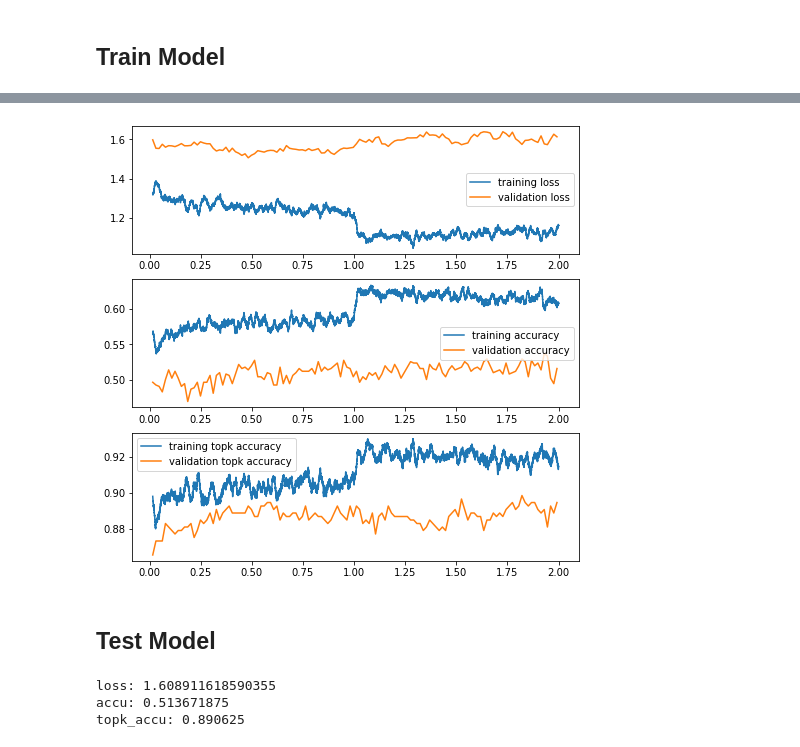
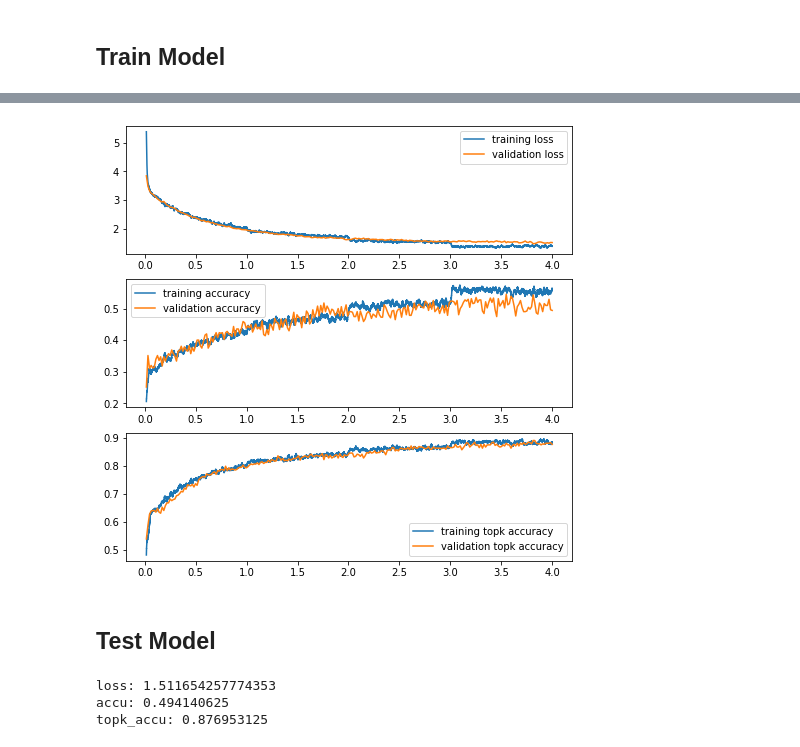
Before and after one commit to ZhangShaozuo/Artificial_Intelligence_VQA, a Jupyter notebook: BERT_ResNet152_Mul.ipynb, the cells around one changed output, grey strips where cells are left out. Drawn from its saved outputs; the diff is of its cells as text; code cells hidden in the pictures.

```diff
--- a/BERT_ResNet152_Mul.ipynb
+++ b/BERT_ResNet152_Mul.ipynb
@@ -198,7 +198,7 @@ Some weights of the model checkpoint at bert-base-uncased were not used when ini
 ## Train Model
 # %%
 criterion = nn.CrossEntropyLoss()
-optimizer = optim.AdamW(model.parameters(), lr=5e-5)
+optimizer = optim.AdamW(model.parameters(), lr=1e-5)
 
 history = train_util.train_model(
     model,
@@ -206,7 +206,7 @@ history = train_util.train_model(
     optimizer,
     train_loader,
     mini_valid_loader,
-    epochs=2,
+    epochs=4,
     valid_every=200,
 )
 train_util.plot_history(history)
@@ -218,2 +222,2 @@ Epoch: 2/2 @ 2021-07-28 14:11:41.123284
-[figure, old version]
+[figure, new version]
 # %%
@@ -230,9 +234,9 @@ print("loss:", mini_valid_loss)
 print("accu:", mini_valid_accu)
 print("topk_accu:", mini_valid_topk_accu)
 # %% [output]
-loss: 1.608911618590355
-accu: 0.513671875
-topk_accu: 0.890625
+loss: 1.511654257774353
+accu: 0.494140625
+topk_accu: 0.876953125
 # %%
 # Accuracy on the full validation set
 valid_loss, valid_accu, valid_topk_accu = train_util.validate_model(
```
Also changed, not shown: parts of 7 cells of this notebook.
